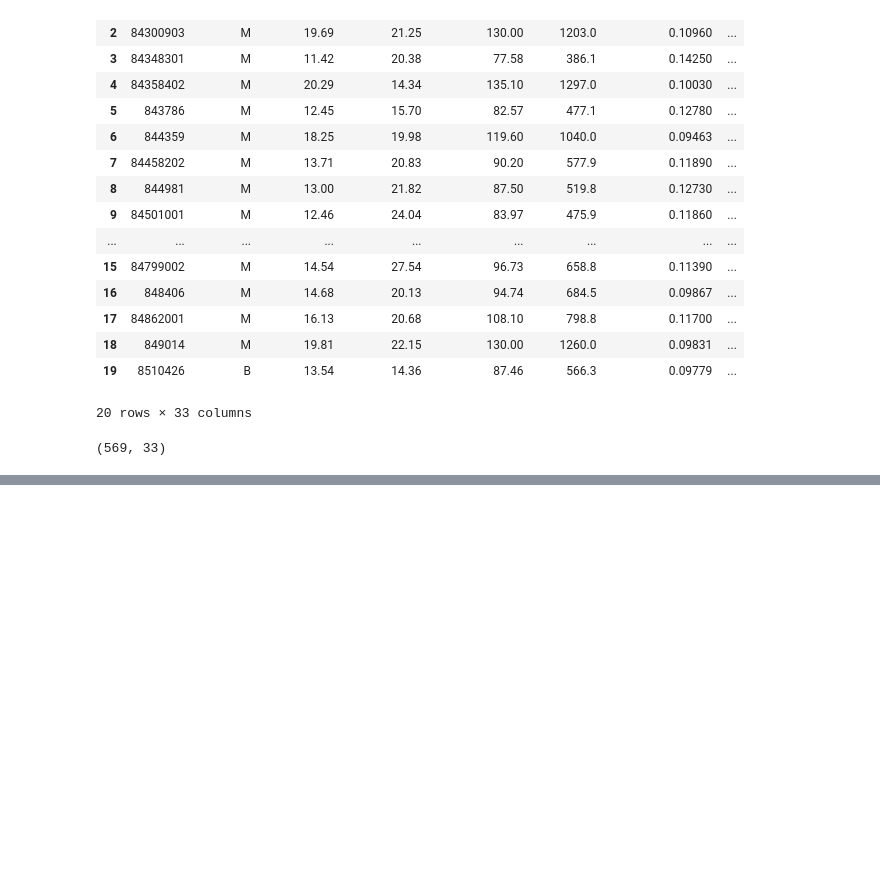
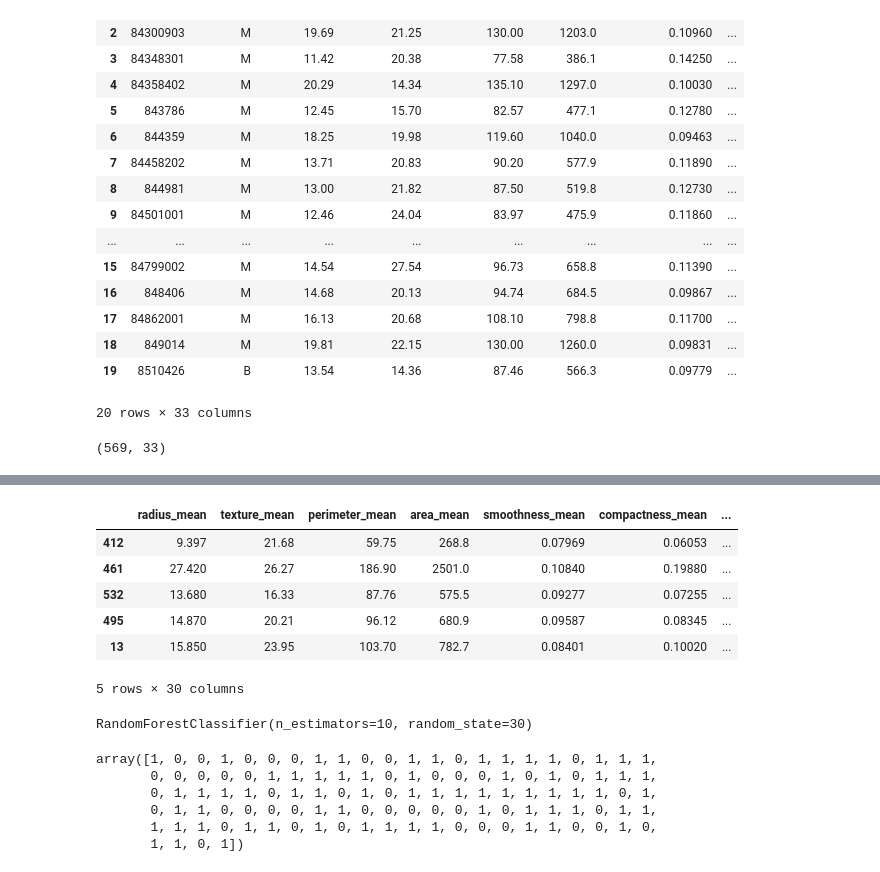
Before and after one commit to rghimre3/INFO5505_Machine_Learning_for-_Data_Scientist, a Jupyter notebook: Ghimire_ramesh_random_forest.ipynb, the cells around one changed output, grey strips where cells are left out. Saved outputs shown, nothing was run; the diff lists cells and outputs as text; code cells hidden in the pictures; blank space fills up the shorter version.

```diff
--- a/Ghimire_ramesh_random_forest.ipynb
+++ b/Ghimire_ramesh_random_forest.ipynb
@@ -132,0 +192,32 @@ dtype: int64
+# %%
+#splitting the data into 80 train and 20 test
+x_train, x_test, y_train, y_test = train_test_split(X, Y, test_size =0.2, random_state=20)
+# %%
+x_train.head()
+# %% [output]
+|  | radius_mean | texture_mean | perimeter_mean | area_mean | smoothness_mean | compactness_mean | ... |
+| 412 | 9.397 | 21.68 | 59.75 | 268.8 | 0.07969 | 0.06053 | ... |
+| 461 | 27.420 | 26.27 | 186.90 | 2501.0 | 0.10840 | 0.19880 | ... |
+| 532 | 13.680 | 16.33 | 87.76 | 575.5 | 0.09277 | 0.07255 | ... |
+| 495 | 14.870 | 20.21 | 96.12 | 680.9 | 0.09587 | 0.08345 | ... |
+| 13 | 15.850 | 23.95 | 103.70 | 782.7 | 0.08401 | 0.10020 | ... |
+5 rows × 30 columns
+# %%
+#running the randomforest classfier on training date
+
+my_model = RandomForestClassifier(n_estimators = 10, random_state=30)
+
+randf = my_model.fit(x_train, y_train)
+randf
+# %% [output]
+RandomForestClassifier(n_estimators=10, random_state=30)
+# %%
+y_pred = my_model.predict(x_test)
+y_pred
+# %% [output]
+array([1, 0, 0, 1, 0, 0, 0, 1, 1, 0, 0, 1, 1, 0, 1, 1, 1, 1, 0, 1, 1, 1,
+       0, 0, 0, 0, 0, 1, 1, 1, 1, 1, 0, 1, 0, 0, 0, 1, 0, 1, 0, 1, 1, 1,
+       0, 1, 1, 1, 1, 0, 1, 1, 0, 1, 0, 1, 1, 1, 1, 1, 1, 1, 1, 1, 0, 1,
+       0, 1, 1, 0, 0, 0, 0, 1, 1, 0, 0, 0, 0, 0, 1, 0, 1, 1, 1, 0, 1, 1,
+       1, 1, 1, 0, 1, 1, 0, 1, 0, 1, 1, 1, 1, 0, 0, 0, 1, 1, 0, 0, 1, 0,
+       1, 1, 0, 1])
```
Also changed, not shown: parts of 27 cells of this notebook.
